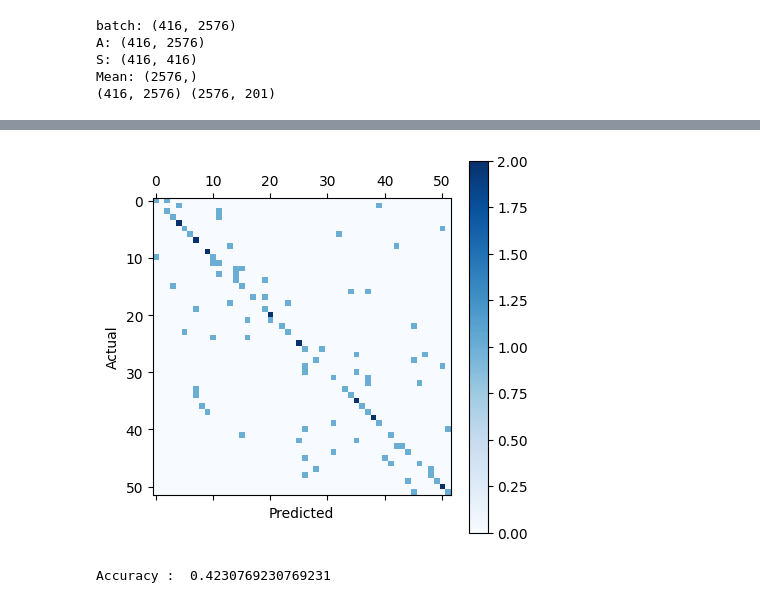
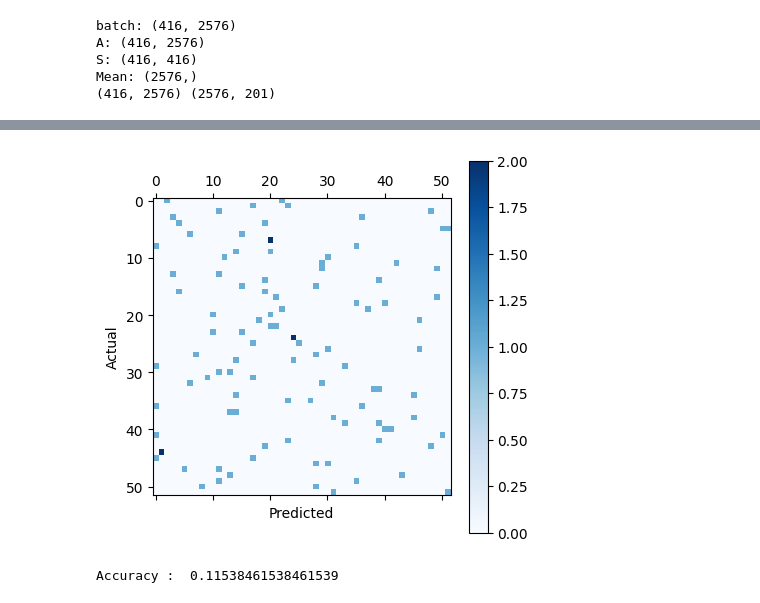
Before and after one commit to Swar2424/CS, a Jupyter notebook: lda-q2.ipynb, the cells around one changed output, grey strips where cells are left out. Drawn from its saved outputs; the diff is of its cells as text; code cells hidden in the pictures.

```diff
--- a/lda-q2.ipynb
+++ b/lda-q2.ipynb
@@ -101,7 +101,7 @@ def LDA(batch, C, N, W, k = 120):
 
     eigenvectors = np.dot(ST, eigenvectors)
 
-    return eigenvalues[:k + 1], eigenvectors[:, :k + 1], mean, SB, SW, ST
+    return eigenvalues[:k], eigenvectors[:, :k], mean, SB, SW, ST
 
 def process_batch_LDA(batch, C, N, W):
     print(f'batch: {batch.shape}')
@@ -122,8 +122,8 @@ def process_batch_LDA(batch, C, N, W):
         SB += N * np.dot((c_mean - mean), (c_mean - mean).T)
     print(f'SB: {SB.shape}')
 
-    SW = W @ SW @ W.T
-    SB = W @ SB @ W.T
+    SW = W.T @ SW @ W
+    SB = W.T @ SB @ W
 
     print(f'SW2: {SW.shape}')
     print(f'SB2: {SB.shape}')
@@ -159,11 +159,11 @@ def test_image(img, eigenvects, mean, display=0):
 # %%
 X_train, X_test = Q1_partition(data)
 
-eigenvalues_ATA, eigenvectors_PCA, mean_PCA, A = PCA_(X_train, 200, 1)
+eigenvalues_PCA, eigenvectors_PCA, mean_PCA, A = PCA_(X_train, 200, 1)
 
 print(A.shape, eigenvectors_PCA.shape)
 
-W = eigenvectors_PCA
+Wpca = eigenvectors_PCA
 # %% [output]
 batch: (416, 2576)
 A: (416, 2576)
@@ -178,11 +178,8 @@ Xt = pca.transform(X_test)
 W = pca.components_
 
 
-eigenvalues, eigenvectors, mean, SB, SW, ST = LDA(X_train, 52, 8, A, 51)
-print(eigenvectors.shape, W.shape)
-#mean = np.dot(W, mean)
-print("Mean (2) : ", mean.shape)
-print(f"SB : {SB.shape} - {np.linalg.matrix_rank(SB)} ; SW : {SW.shape} - {np.linalg.matrix_rank(SW)} ; ST : {ST.shape} - {np.linalg.matrix_rank(ST)}")
+eigenvalues, Wlda, mean, SB, SW, ST = LDA(X_train, 52, 8, Wpca, 51)
+print(Wlda.shape, Wpca.shape)
 # %% [output]
 batch: (416, 2576)
 Class_mean: (52, 2576)
@@ -199,0 +197,7 @@ SB : (416, 416) - 1 ; SW : (416, 416) - 1 ; ST : (416, 416) - 416
+# %%
+
+print("Mean (2) : ", mean.shape)
+print(f"SB : {SB.shape} - {np.linalg.matrix_rank(SB)} ; SW : {SW.shape} - {np.linalg.matrix_rank(SW)} ; ST : {ST.shape} - {np.linalg.matrix_rank(ST)}")
+
+Wopt = np.dot(Wpca, Wlda)
+print(Wopt.shape)
@@ -228,35 +235,34 @@ print(test_image_LDA(X_train[1, :], Xr[1,:], eigenvectors, mean, W, mean_PCA, 1)
 # %%
 def testing_NN(image, projections, eigenvects, mean) :
     #Finds which training image correspond best to this image
 
     projected = deconstruct(image, eigenvects, mean)
     return np.argmin(np.linalg.norm((projections - projected), axis=1))
 
 def fulltest(X_test, X_train, eigenvects, mean):
     #Compute all testing images and return guessed label
 
     projections = np.array([deconstruct(X_train[i], eigenvects, mean) for i in range(len(X_train))])
     res = []
     for image in X_test:
         res.append((testing_NN(image, projections, eigenvects, mean) //8) + 1)
     return np.array(res)
 
-eigenvectors = np.dot(A.T, eigenvectors)
-res = fulltest(X_test, X_train, eigenvectors, mean)
+res = fulltest(X_test, X_train, Wopt, mean_PCA)
 labels = np.array([j+1 for j in range(52) for i in range(2)])
 
 cm = confusion_matrix(labels, res)
 
 plt.matshow(cm, cmap = 'Blues')
 plt.colorbar()
 plt.ylabel('Actual')
 plt.xlabel('Predicted')
 plt.show()
 
 print("Accuracy : ", sum(np.equal(res, labels))/len(res))
 # %% [output]
-[figure, old version]
+[figure, new version]
-Accuracy :  0.4230769230769231
+Accuracy :  0.11538461538461539
 # %%
 pca = PCA(n_components=120)
 pca.fit(X_train)
```
Also changed, not shown: parts of 4 cells of this notebook.
